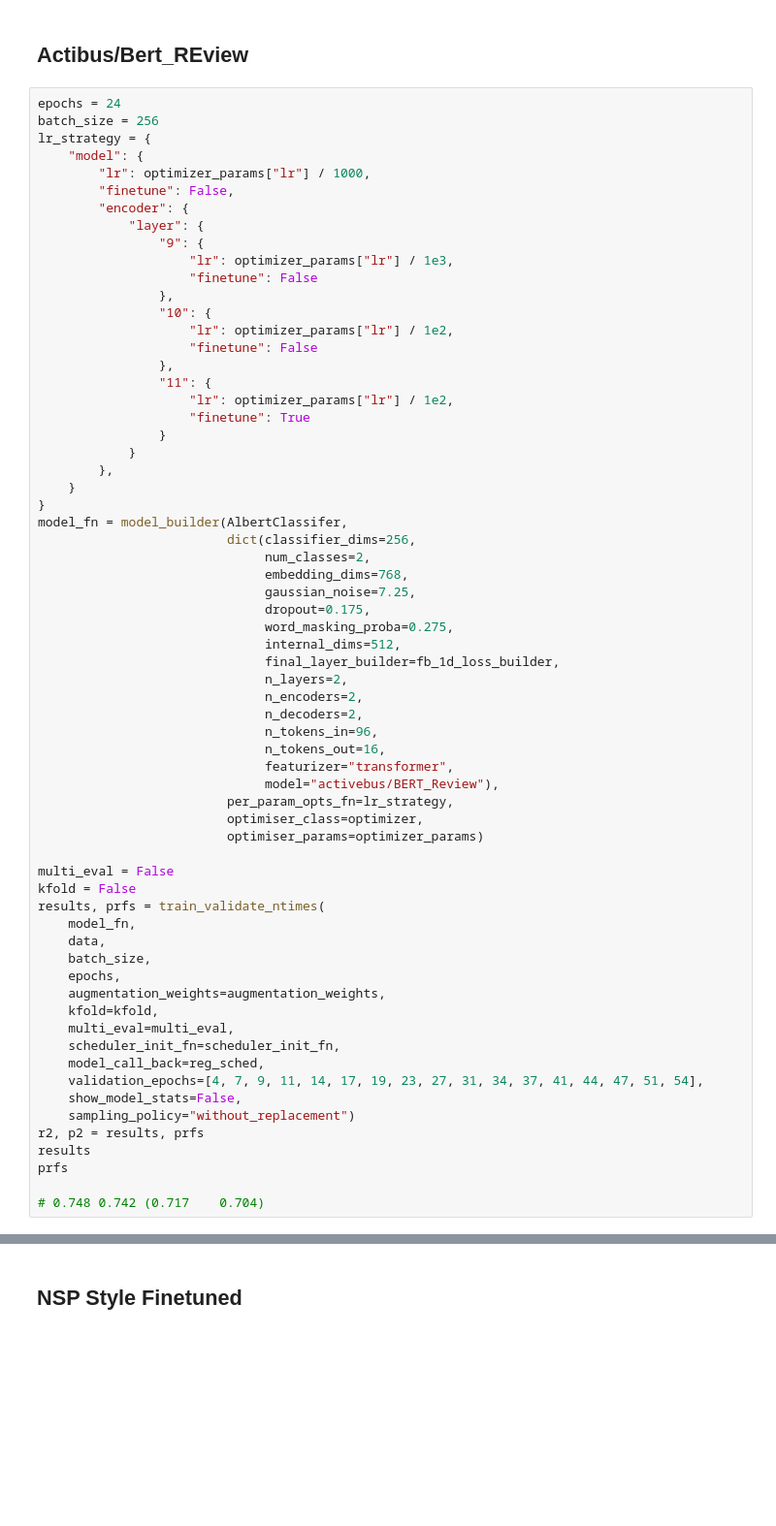
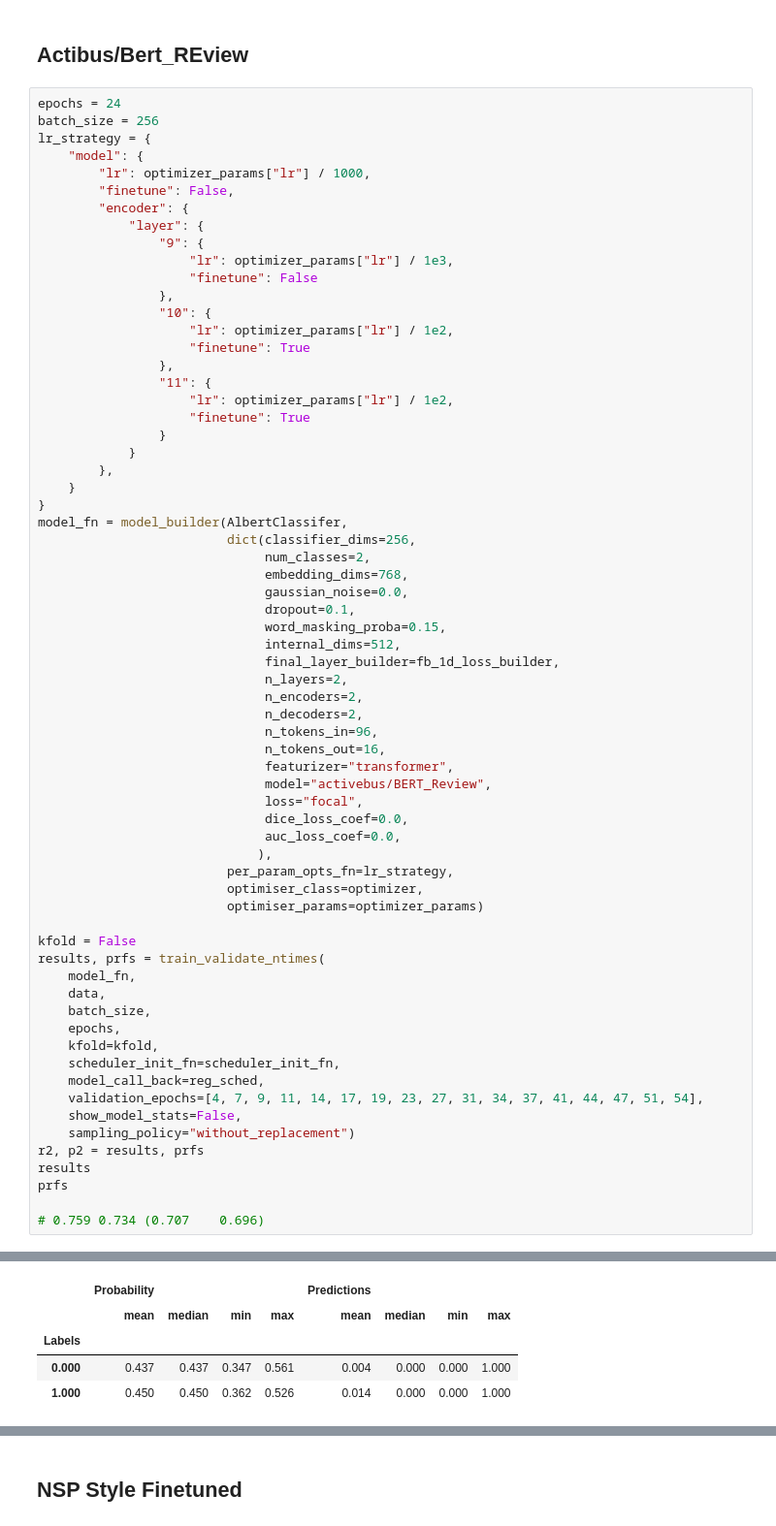
Before and after one commit to faizanahemad/facebook-hateful-memes, a Jupyter notebook: notebooks/Fasttext1DCNN.ipynb, the cells around one changed output, grey strips where cells are left out. Shown at 97% size. Cells and saved outputs as stored; diff of their text form; blank space fills up the shorter version.

```diff
--- a/notebooks/Fasttext1DCNN.ipynb
+++ b/notebooks/Fasttext1DCNN.ipynb
@@ -329,7 +329,7 @@ lr_strategy = {
                 },
                 "10": {
                     "lr": optimizer_params["lr"] / 1e2,
-                    "finetune": False
+                    "finetune": True
                 },
                 "11": {
                     "lr": optimizer_params["lr"] / 1e2,
@@ -343,9 +343,9 @@ model_fn = model_builder(AlbertClassifer,
                          dict(classifier_dims=256,
                               num_classes=2,
                               embedding_dims=768,
-                              gaussian_noise=7.25,
-                              dropout=0.175,
-                              word_masking_proba=0.275,
+                              gaussian_noise=0.0,
+                              dropout=0.1,
+                              word_masking_proba=0.15,
                               internal_dims=512,
                               final_layer_builder=fb_1d_loss_builder,
                               n_layers=2,
@@ -354,21 +354,22 @@ model_fn = model_builder(AlbertClassifer,
                               n_tokens_in=96,
                               n_tokens_out=16,
                               featurizer="transformer",
-                              model="activebus/BERT_Review"),
+                              model="activebus/BERT_Review",
+                              loss="focal",
+                              dice_loss_coef=0.0,
+                              auc_loss_coef=0.0,
+                             ),
                          per_param_opts_fn=lr_strategy,
                          optimiser_class=optimizer,
                          optimiser_params=optimizer_params)
 
-multi_eval = False
 kfold = False
 results, prfs = train_validate_ntimes(
     model_fn,
     data,
     batch_size,
     epochs,
-    augmentation_weights=augmentation_weights,
     kfold=kfold,
-    multi_eval=multi_eval,
     scheduler_init_fn=scheduler_init_fn,
     model_call_back=reg_sched,
     validation_epochs=[4, 7, 9, 11, 14, 17, 19, 23, 27, 31, 34, 37, 41, 44, 47, 51, 54],
@@ -378,4 +379,5 @@ r2, p2 = results, prfs
 results
 prfs
 
-# 0.748	0.742 (0.717	0.704)
+# 0.759	0.734 (0.707	0.696)
+# %% [output]
@@ -381,0 +394,5 @@ prfs
+|  | Probability |  |  |  | Predictions |  |  |  |
+|  | mean | median | min | max | mean | median | min | max |
+| Labels |  |  |  |  |  |  |  |  |
+| 0.000 | 0.437 | 0.437 | 0.347 | 0.561 | 0.004 | 0.000 | 0.000 | 1.000 |
+| 1.000 | 0.450 | 0.450 | 0.362 | 0.526 | 0.014 | 0.000 | 0.000 | 1.000 |
```
Also changed, not shown: parts of 10 cells of this notebook, 1 other file.
